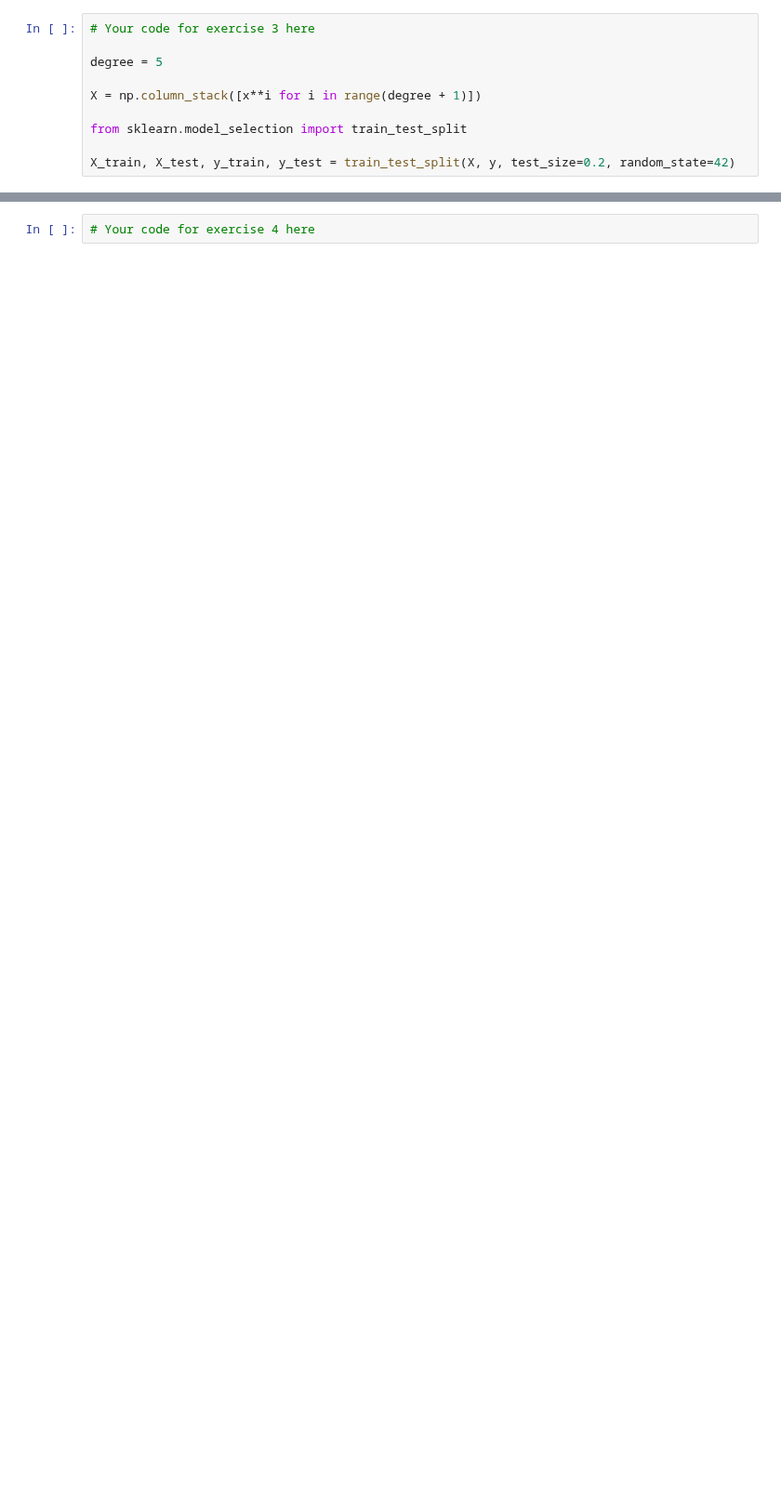
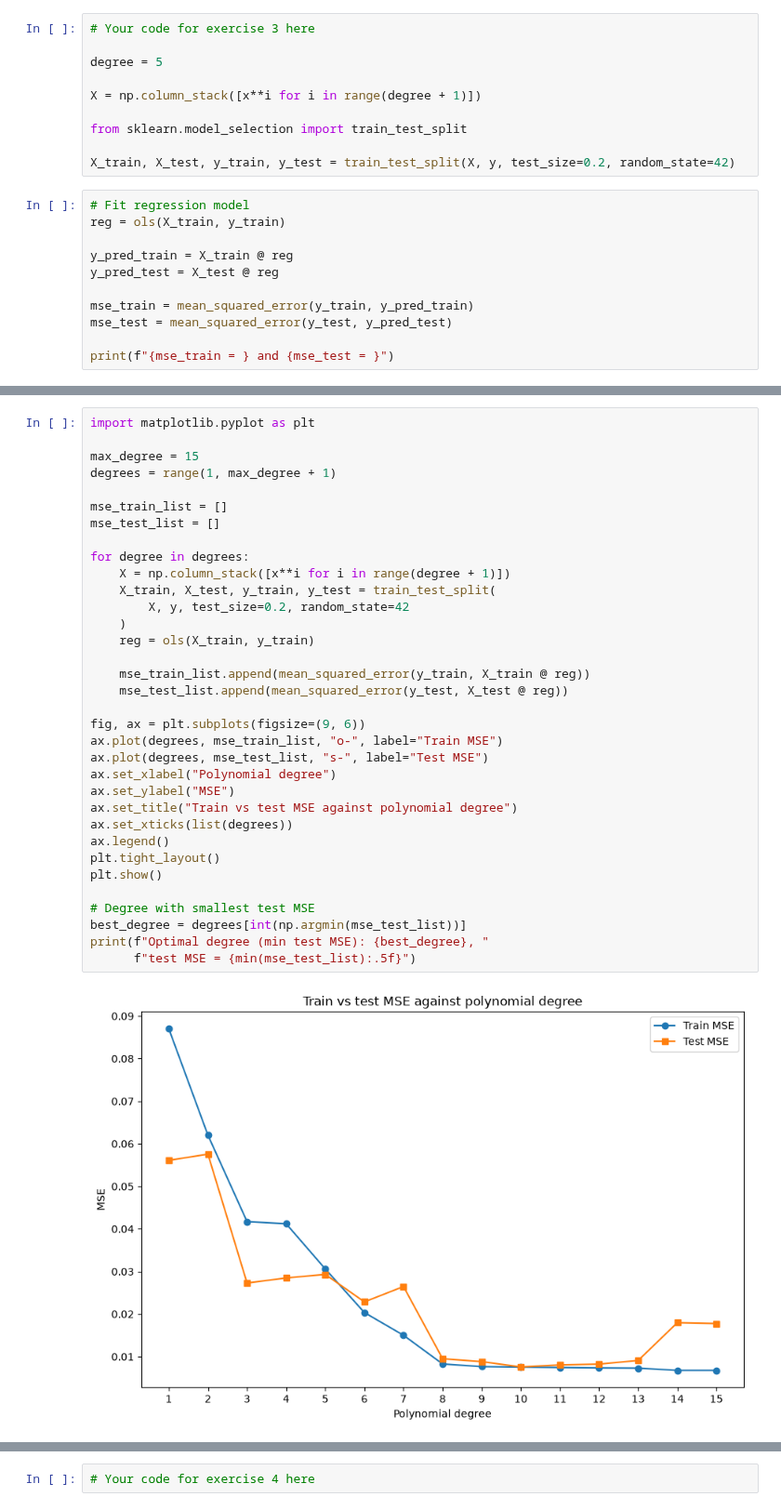
Before and after one commit to SigurdRiseth/FYS-STK4155-exercises, a Jupyter notebook: week35/exercisesweek35.ipynb, the cells around one changed output, grey strips where cells are left out. Shown at 93% size. Saved outputs shown, nothing was run; the diff lists cells and outputs as text; blank space fills up the shorter version.

```diff
--- a/week35/exercisesweek35.ipynb
+++ b/week35/exercisesweek35.ipynb
@@ -267,3 +267,14 @@ X = np.column_stack([x**i for i in range(degree + 1)])
 from sklearn.model_selection import train_test_split
 
 X_train, X_test, y_train, y_test = train_test_split(X, y, test_size=0.2, random_state=42)
+# %%
+# Fit regression model
+reg = ols(X_train, y_train)
+
+y_pred_train = X_train @ reg
+y_pred_test = X_test @ reg
+
+mse_train = mean_squared_error(y_train, y_pred_train)
+mse_test = mean_squared_error(y_test, y_pred_test)
+
+print(f"{mse_train = } and {mse_test = }")
@@ -269,0 +283,36 @@ X_train, X_test, y_train, y_test = train_test_split(X, y, test_size=0.2, random_
+# %%
+import matplotlib.pyplot as plt
+
+max_degree = 15
+degrees = range(1, max_degree + 1)
+
+mse_train_list = []
+mse_test_list = []
+
+for degree in degrees:
+    X = np.column_stack([x**i for i in range(degree + 1)])
+    X_train, X_test, y_train, y_test = train_test_split(
+        X, y, test_size=0.2, random_state=42
+    )
+    reg = ols(X_train, y_train)
+
+    mse_train_list.append(mean_squared_error(y_train, X_train @ reg))
+    mse_test_list.append(mean_squared_error(y_test, X_test @ reg))
+
+fig, ax = plt.subplots(figsize=(9, 6))
+ax.plot(degrees, mse_train_list, "o-", label="Train MSE")
+ax.plot(degrees, mse_test_list, "s-", label="Test MSE")
+ax.set_xlabel("Polynomial degree")
+ax.set_ylabel("MSE")
+ax.set_title("Train vs test MSE against polynomial degree")
+ax.set_xticks(list(degrees))
+ax.legend()
+plt.tight_layout()
+plt.show()
+
+# Degree with smallest test MSE
+best_degree = degrees[int(np.argmin(mse_test_list))]
+print(f"Optimal degree (min test MSE): {best_degree}, "
+      f"test MSE = {min(mse_test_list):.5f}")
+# %% [output]
+[figure, added]
```
Also changed, not shown: parts of 3 cells of this notebook.
